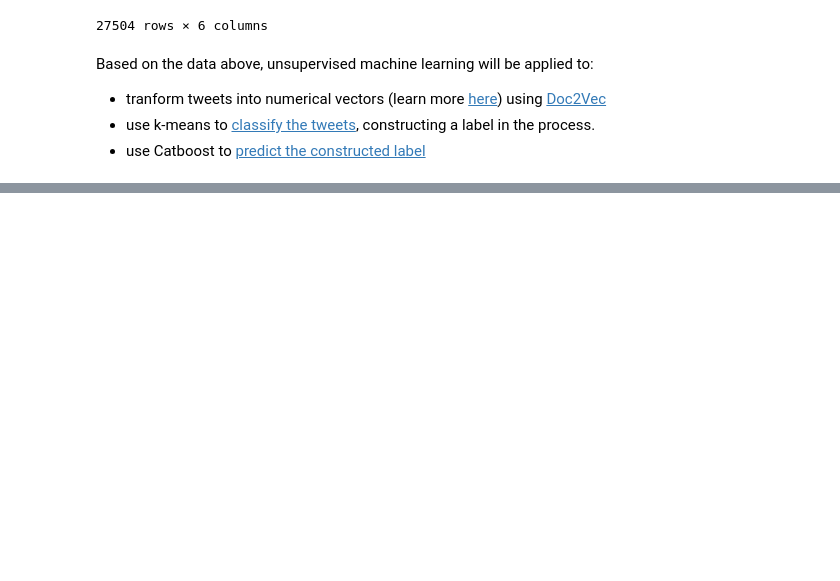
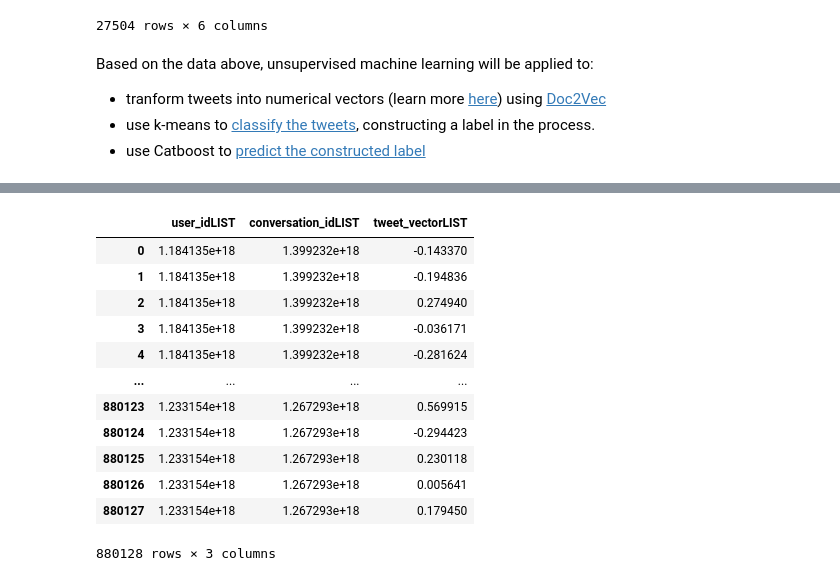
Before and after one commit to CeeThinwa/Delta-Analytics-2021-CT-Project, a Jupyter notebook: KOT EDA.ipynb, the cells around one changed output, grey strips where cells are left out. Saved outputs shown, nothing was run; the diff lists cells and outputs as text; code cells hidden in the pictures; blank space fills up the shorter version.

```diff
--- a/KOT EDA.ipynb
+++ b/KOT EDA.ipynb
@@ -705 +774,21 @@ model_data
+# %%
+kmeans_data = pd.DataFrame()
+kmeans_data['user_idLIST'] = pd.Series(user_idLIST)
+kmeans_data['conversation_idLIST'] = pd.Series(conversation_idLIST)
+kmeans_data['tweet_vectorLIST'] = pd.Series(np.array(tweet_vec).flatten())
+kmeans_data
+# %% [output]
+|  | user_idLIST | conversation_idLIST | tweet_vectorLIST |
+| 0 | 1.184135e+18 | 1.399232e+18 | -0.143370 |
+| 1 | 1.184135e+18 | 1.399232e+18 | -0.194836 |
+| 2 | 1.184135e+18 | 1.399232e+18 | 0.274940 |
+| 3 | 1.184135e+18 | 1.399232e+18 | -0.036171 |
+| 4 | 1.184135e+18 | 1.399232e+18 | -0.281624 |
+| ... | ... | ... | ... |
+| 880123 | 1.233154e+18 | 1.267293e+18 | 0.569915 |
+| 880124 | 1.233154e+18 | 1.267293e+18 | -0.294423 |
+| 880125 | 1.233154e+18 | 1.267293e+18 | 0.230118 |
+| 880126 | 1.233154e+18 | 1.267293e+18 | 0.005641 |
+| 880127 | 1.233154e+18 | 1.267293e+18 | 0.179450 |
+880128 rows × 3 columns
 # %%
```
Also changed, not shown: parts of 12 cells of this notebook.
